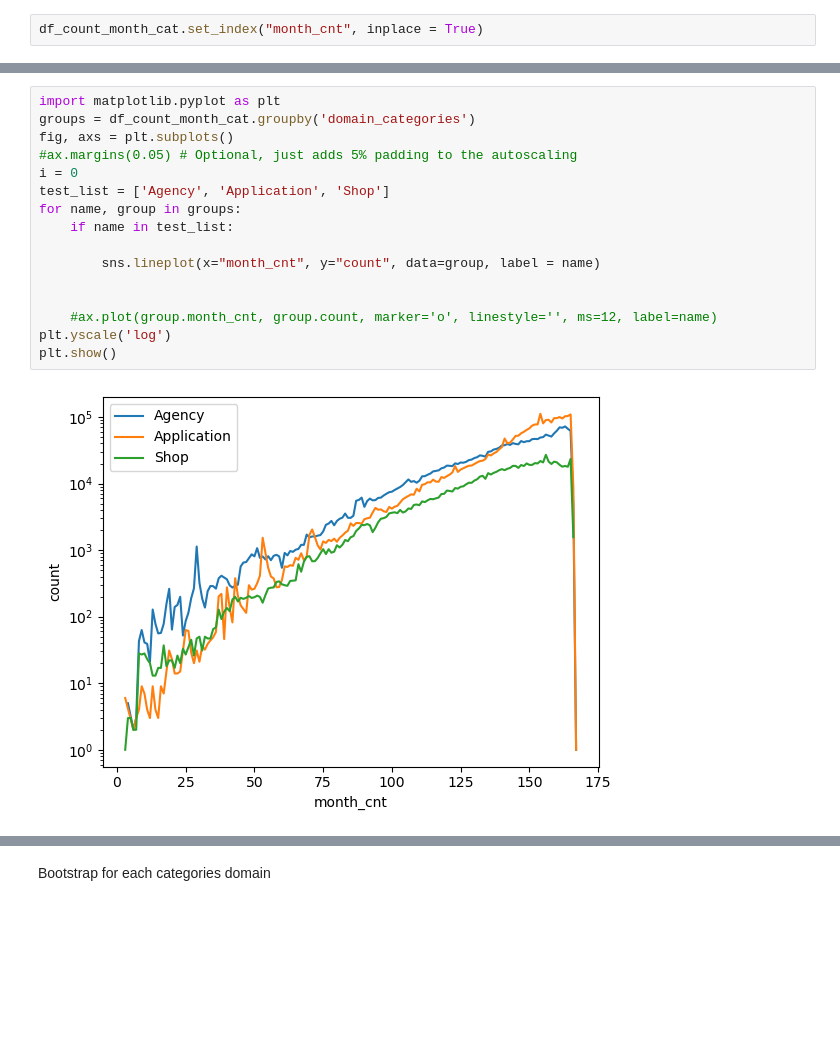
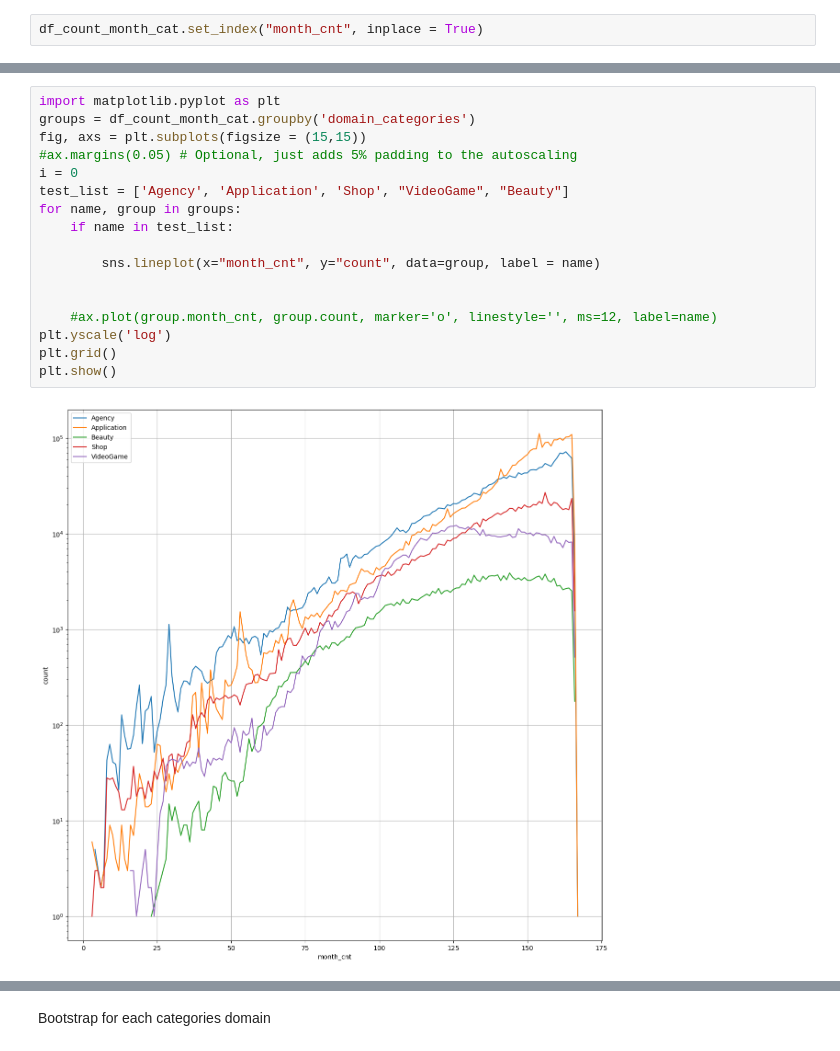
Before and after one commit to epfl-ada/ada-2022-project-fraisetagada, a Jupyter notebook: analysis/month_analysis.ipynb, the cells around one changed output, grey strips where cells are left out. Saved outputs shown, nothing was run; the diff lists cells and outputs as text; blank space fills up the shorter version.

```diff
--- a/analysis/month_analysis.ipynb
+++ b/analysis/month_analysis.ipynb
@@ -188,18 +187,19 @@ df_count_month_cat.set_index("month_cnt", inplace = True)
 # %%
 import matplotlib.pyplot as plt
 groups = df_count_month_cat.groupby('domain_categories')
-fig, axs = plt.subplots()
+fig, axs = plt.subplots(figsize = (15,15))
 #ax.margins(0.05) # Optional, just adds 5% padding to the autoscaling
 i = 0
-test_list = ['Agency', 'Application', 'Shop']
+test_list = ['Agency', 'Application', 'Shop', "VideoGame", "Beauty"]
 for name, group in groups:
     if name in test_list:
 
         sns.lineplot(x="month_cnt", y="count", data=group, label = name)
 
 
     #ax.plot(group.month_cnt, group.count, marker='o', linestyle='', ms=12, label=name)
 plt.yscale('log')
+plt.grid()
 plt.show()
 # %% [output]
-[figure, old version]
+[figure, new version]
```
Also changed, not shown: parts of 14 cells of this notebook.
